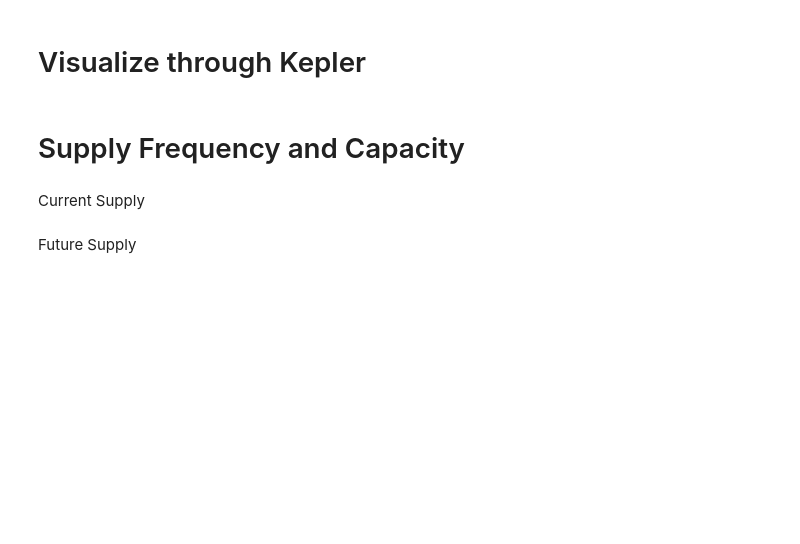
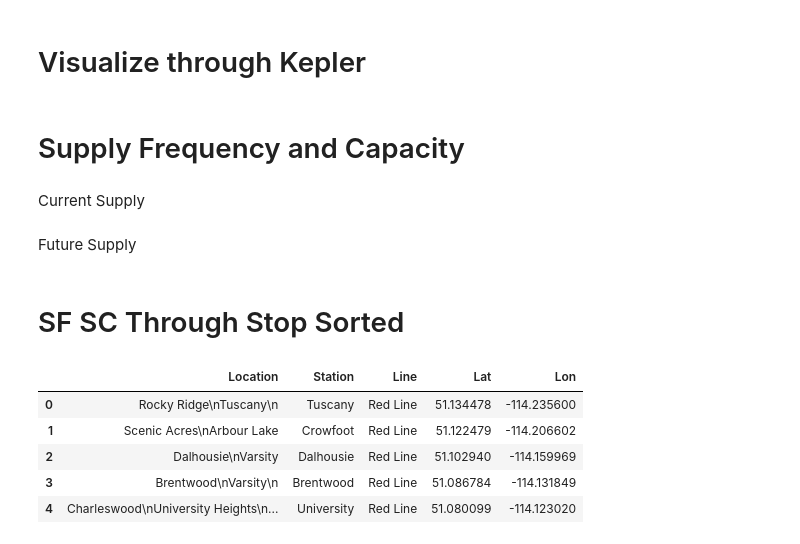
Before and after one commit to sulemanbasit/Calgary-Transit-Economic-Gap-Analysis, a Jupyter notebook: ctga.ipynb, the cells around one changed output. Saved outputs shown, nothing was run; the diff lists cells and outputs as text; code cells hidden in the pictures; blank space fills up the shorter version.

```diff
--- a/ctga.ipynb
+++ b/ctga.ipynb
@@ -532,3 +559,10 @@ print(sup_fc.shape)
 sup_fc.head()
 # %%
 sup_fc.to_csv(data_path+'Future_Freq_Cap.csv')
+# %% [markdown]
+# SF SC Through Stop Sorted
+# %%
+data_path = os.getcwd()+"/Data Sets/Analysis Data/"
+current_stops_data = "Stops Sorted.xlsx"
+future_stops_data = "Stops Sorted Future Network.xlsx.xlsx"
+comm_file = "Community Profiles Compiled.xlsx"
@@ -534,0 +592,12 @@ sup_fc.to_csv(data_path+'Future_Freq_Cap.csv')
+# %%
+comm_data = pd.read_excel(data_path+comm_file)
+stop_df = pd.read_excel(data_path+current_stops_data)
+# %%
+stop_df.head()
+# %% [output]
+|  | Location | Station | Line | Lat | Lon |
+| 0 | Rocky Ridge\nTuscany\n | Tuscany | Red Line | 51.134478 | -114.235600 |
+| 1 | Scenic Acres\nArbour Lake | Crowfoot | Red Line | 51.122479 | -114.206602 |
+| 2 | Dalhousie\nVarsity | Dalhousie | Red Line | 51.102940 | -114.159969 |
+| 3 | Brentwood\nVarsity\n | Brentwood | Red Line | 51.086784 | -114.131849 |
+| 4 | Charleswood\nUniversity Heights\n... | University | Red Line | 51.080099 | -114.123020 |
```
Also changed, not shown: parts of 39 cells of this notebook, 6 other files.
